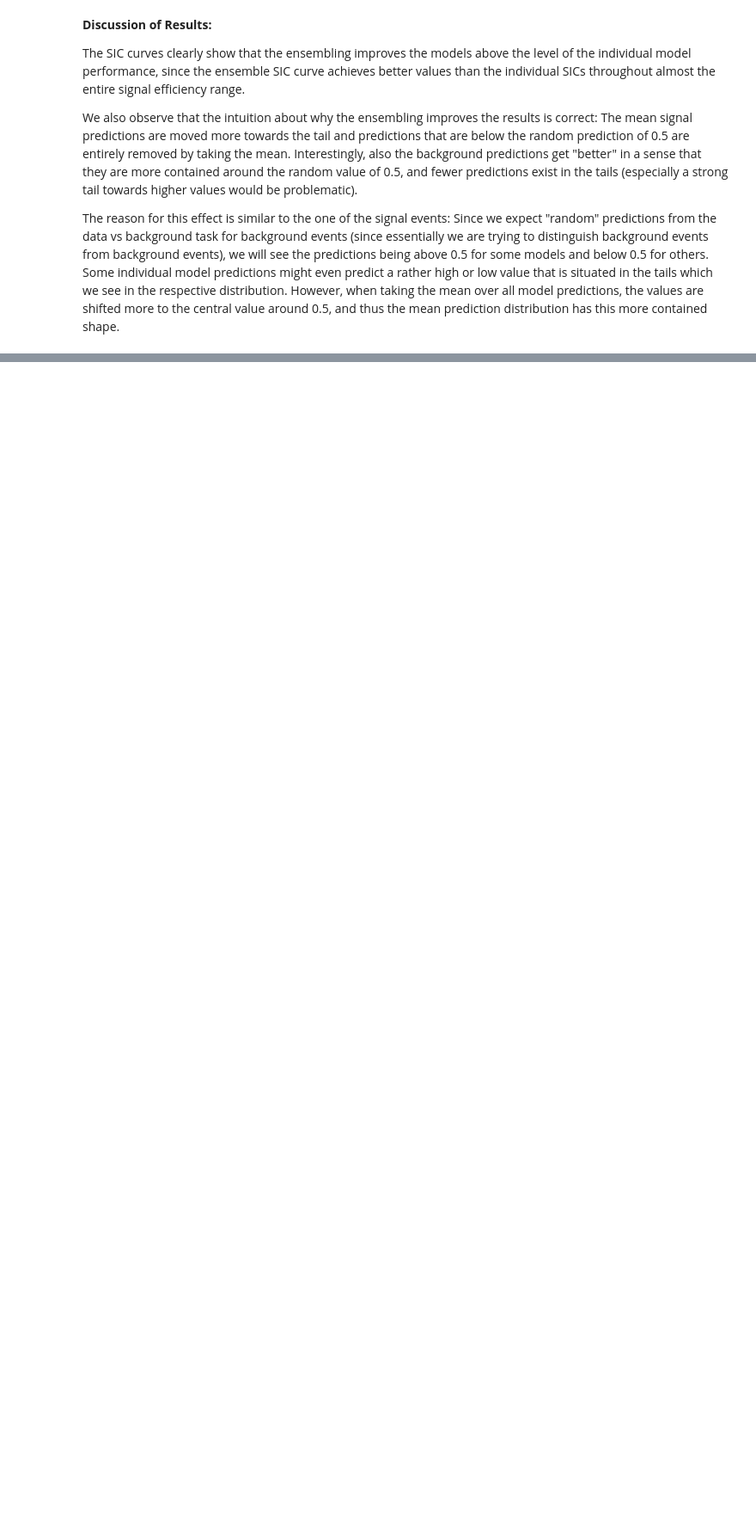
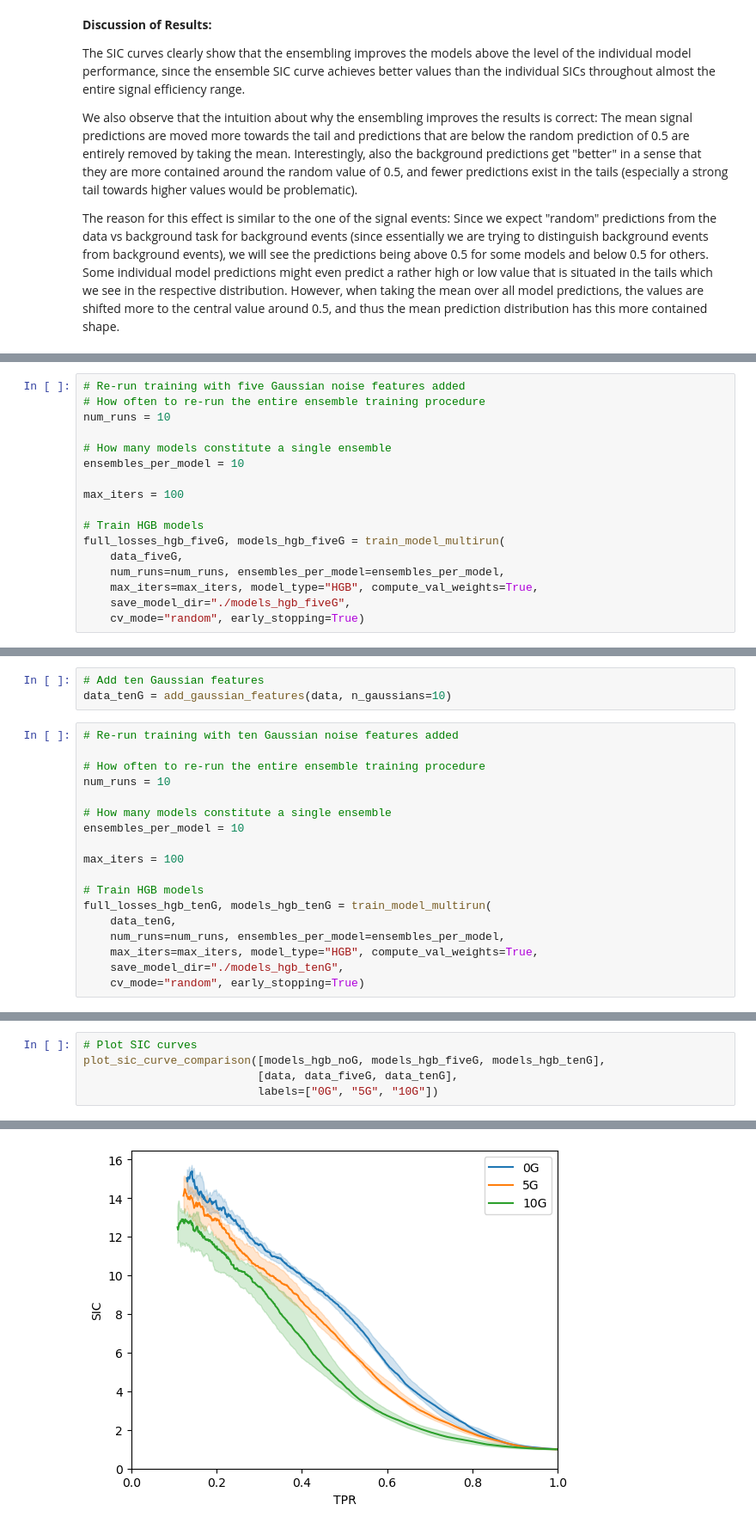
Before and after one commit to uhh-pd-ml/treebased_ad, a Jupyter notebook: performance_comparison.ipynb, the cells around one changed output, grey strips where cells are left out. Shown at 86% size. Cells and saved outputs as stored; diff of their text form; blank space fills up the shorter version.

Commit message:
Adding multiple options for classifier models, modularizing evaluation and training for different models. Fixed addition of gaussian noise to data. Various fixes and improvements.

```diff
--- a/performance_comparison.ipynb
+++ b/performance_comparison.ipynb
@@ -141,0 +183,17 @@ The reason for this effect is similar to the one of the signal events: Since we
+# %%
+# Re-run training with five Gaussian noise features added
+# How often to re-run the entire ensemble training procedure
+num_runs = 10
+
+# How many models constitute a single ensemble
+ensembles_per_model = 10
+
+max_iters = 100
+
+# Train HGB models
+full_losses_hgb_fiveG, models_hgb_fiveG = train_model_multirun(
+    data_fiveG,
+    num_runs=num_runs, ensembles_per_model=ensembles_per_model,
+    max_iters=max_iters, model_type="HGB", compute_val_weights=True,
+    save_model_dir="./models_hgb_fiveG",
+    cv_mode="random", early_stopping=True)
@@ -141,0 +213,21 @@ The reason for this effect is similar to the one of the signal events: Since we
+# %%
+# Add ten Gaussian features
+data_tenG = add_gaussian_features(data, n_gaussians=10)
+# %%
+# Re-run training with ten Gaussian noise features added
+
+# How often to re-run the entire ensemble training procedure
+num_runs = 10
+
+# How many models constitute a single ensemble
+ensembles_per_model = 10
+
+max_iters = 100
+
+# Train HGB models
+full_losses_hgb_tenG, models_hgb_tenG = train_model_multirun(
+    data_tenG,
+    num_runs=num_runs, ensembles_per_model=ensembles_per_model,
+    max_iters=max_iters, model_type="HGB", compute_val_weights=True,
+    save_model_dir="./models_hgb_tenG",
+    cv_mode="random", early_stopping=True)
@@ -141,0 +245,6 @@ The reason for this effect is similar to the one of the signal events: Since we
+# %%
+# Plot SIC curves
+plot_sic_curve_comparison([models_hgb_noG, models_hgb_fiveG, models_hgb_tenG],
+                          [data, data_fiveG, data_tenG],
+                          labels=["0G", "5G", "10G"])
+# %% [output]
@@ -141,0 +252 @@ The reason for this effect is similar to the one of the signal events: Since we
+[figure, added]
```
Also changed, not shown: parts of 11 cells of this notebook, 2 other files.
